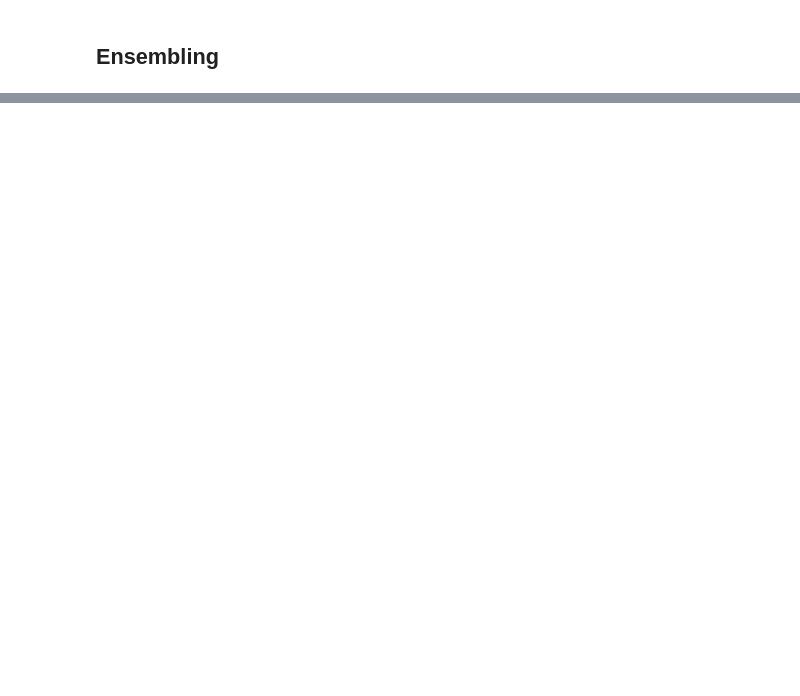
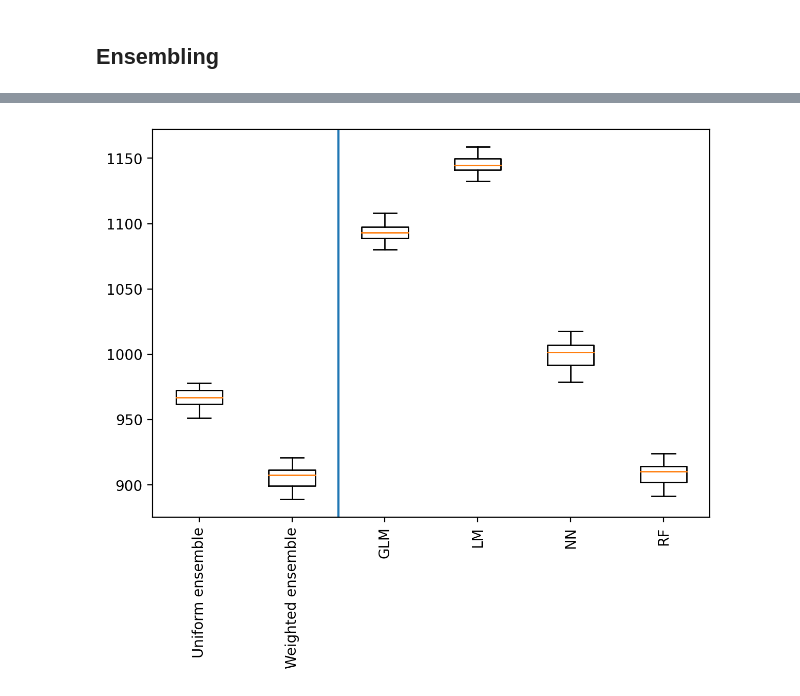
Before and after one commit to Llamrei/car_data_analysis, a Jupyter notebook: ensemble.ipynb, the cells around one changed output, grey strips where cells are left out. Saved outputs shown, nothing was run; the diff lists cells and outputs as text; code cells hidden in the pictures; blank space fills up the shorter version.

```diff
--- a/ensemble.ipynb
+++ b/ensemble.ipynb
@@ -315,0 +279,12 @@ for scale, _, ensemble in mse_weighted:
+# %%
+vals = [mae_me.to_list(), mae_res.to_list(), *[mae_iso.loc[:,method].to_list() for method in methods]]
+labels = ["Uniform ensemble", "Weighted ensemble", *methods]
+
+plt.figure(figsize=(7,5), dpi=200)
+plt.boxplot(vals, labels=labels)
+plt.axvline(2.5)
+pos = range(1,len(vals)+1)
+plt.xticks(pos, bars, rotation=90)
+plt.savefig("weighted_ensemble_no_nlp_tested.png")
+# %% [output]
+[figure, added]
```
Also changed, not shown: parts of 26 cells of this notebook.
